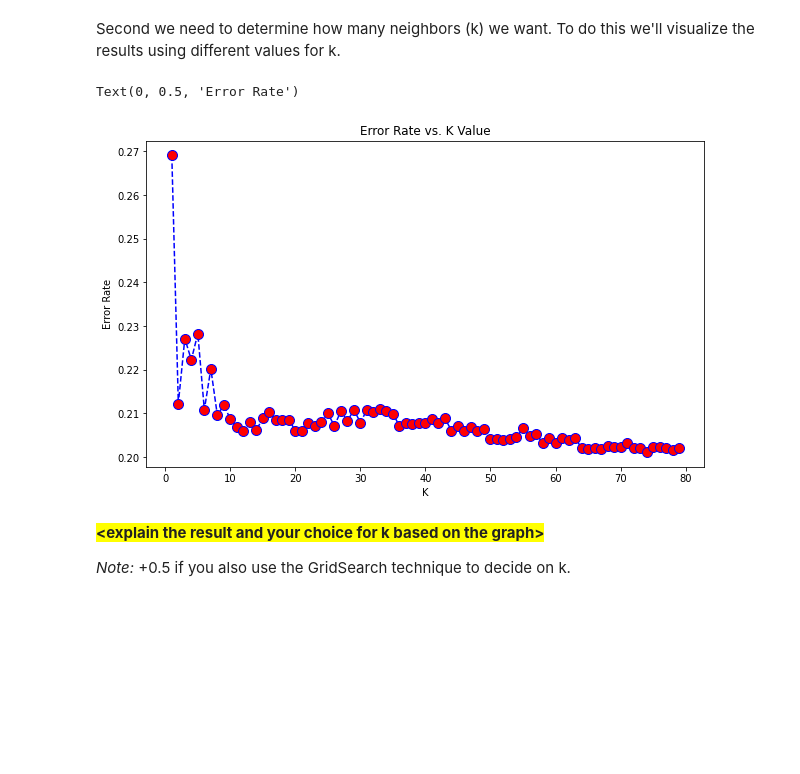
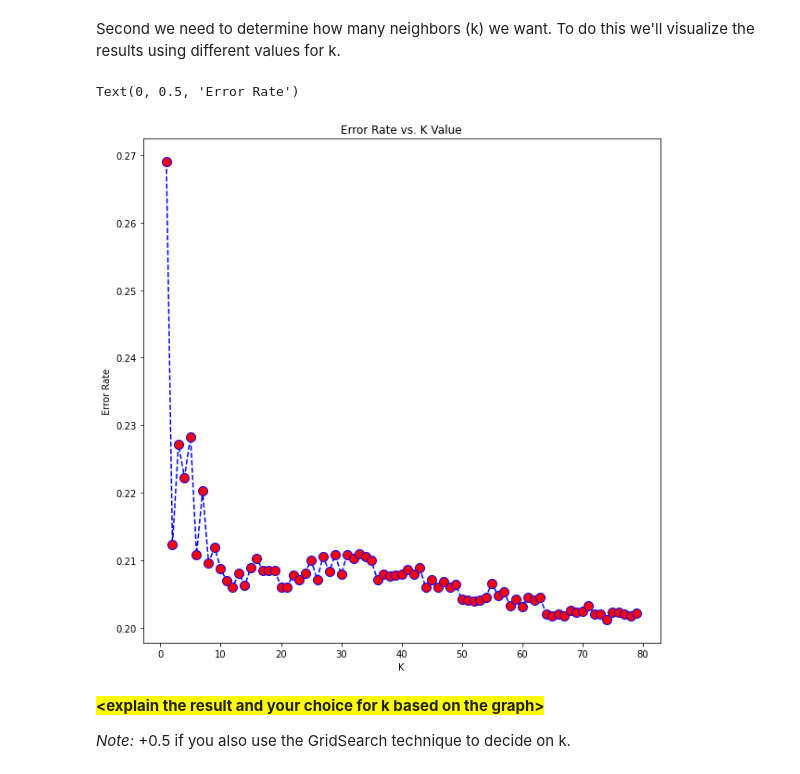
Before and after one commit to stephenpangga/Data-mining-and-statistics, a Jupyter notebook: Week 5/Try/DMS - S5 - Assignment 2 - Template (1).ipynb, the cells around one changed output. Drawn from its saved outputs; the diff is of its cells as text; code cells hidden in the pictures; blank space fills up the shorter version.

```diff
--- a/Week 5/Try/DMS - S5 - Assignment 2 - Template (1).ipynb
+++ b/Week 5/Try/DMS - S5 - Assignment 2 - Template (1).ipynb
@@ -368,15 +368,15 @@ for i in range(1,80):
     error_rate.append(np.mean(pred_i != y_test))
 # %%
 #The visualisation
-plt.figure(figsize=(10,6))
+plt.figure(figsize=(10,10))
 plt.plot(range(1,80),error_rate,color='blue', linestyle='dashed', marker='o',
          markerfacecolor='red', markersize=10)
 plt.title('Error Rate vs. K Value')
 plt.xlabel('K')
 plt.ylabel('Error Rate')
 # %% [output]
 Text(0, 0.5, 'Error Rate')
-[figure, old version]
+[figure, new version]
 # %% [markdown]
 **<span style ='background:yellow'>\<explain the result and your choice for k based on the graph></span>**
 
```
Also changed, not shown: parts of 10 cells of this notebook.
